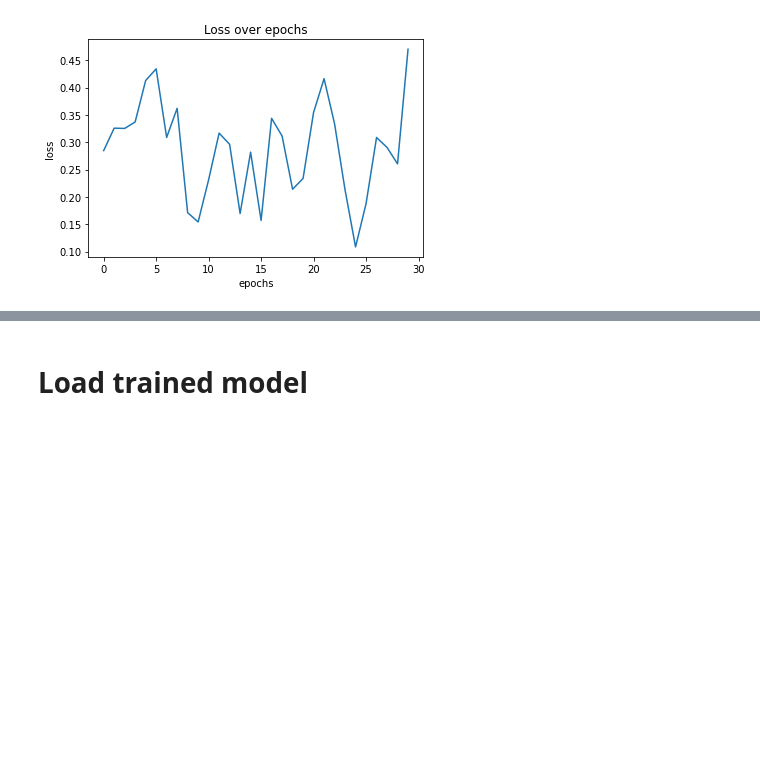
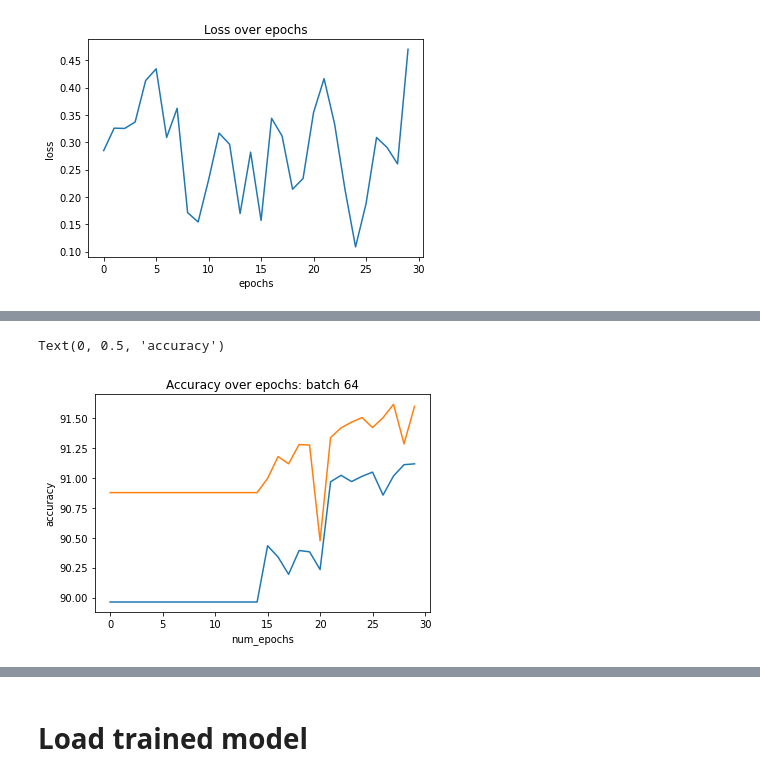
Before and after one commit to yonbrand/Gait-Recognition, a Jupyter notebook: gait_segmentation.ipynb, the cells around one changed output, grey strips where cells are left out. Cells and saved outputs as stored; diff of their text form; code cells hidden in the pictures; blank space fills up the shorter version.

Commit message:
+batch 64

```diff
--- a/gait_segmentation.ipynb
+++ b/gait_segmentation.ipynb
@@ -325,0 +418,16 @@ Text(0, 0.5, 'loss')
+# %%
+train_acc_pickle2 = open ("/content/drive/MyDrive/DL- Danny & Yonatan/Project DL/train_acc2.npy", "rb")
+train_acc2 = pickle.load(train_acc_pickle2)
+
+validation_acc_pickle2 = open ("/content/drive/MyDrive/DL- Danny & Yonatan/Project DL/validation_acc2.npy", "rb")
+validation_acc2 = pickle.load(validation_acc_pickle2)
+# %%
+import matplotlib.pyplot as plt
+plt.plot(range(len(train_acc2)),train_acc2)
+plt.plot(range(len(train_acc2)),validation_acc2)
+plt.title('Accuracy over epochs: batch 64')
+plt.xlabel('num_epochs')
+plt.ylabel('accuracy')
+# %% [output]
+Text(0, 0.5, 'accuracy')
+[figure, added]
```
Also changed, not shown: parts of 9 cells of this notebook.
